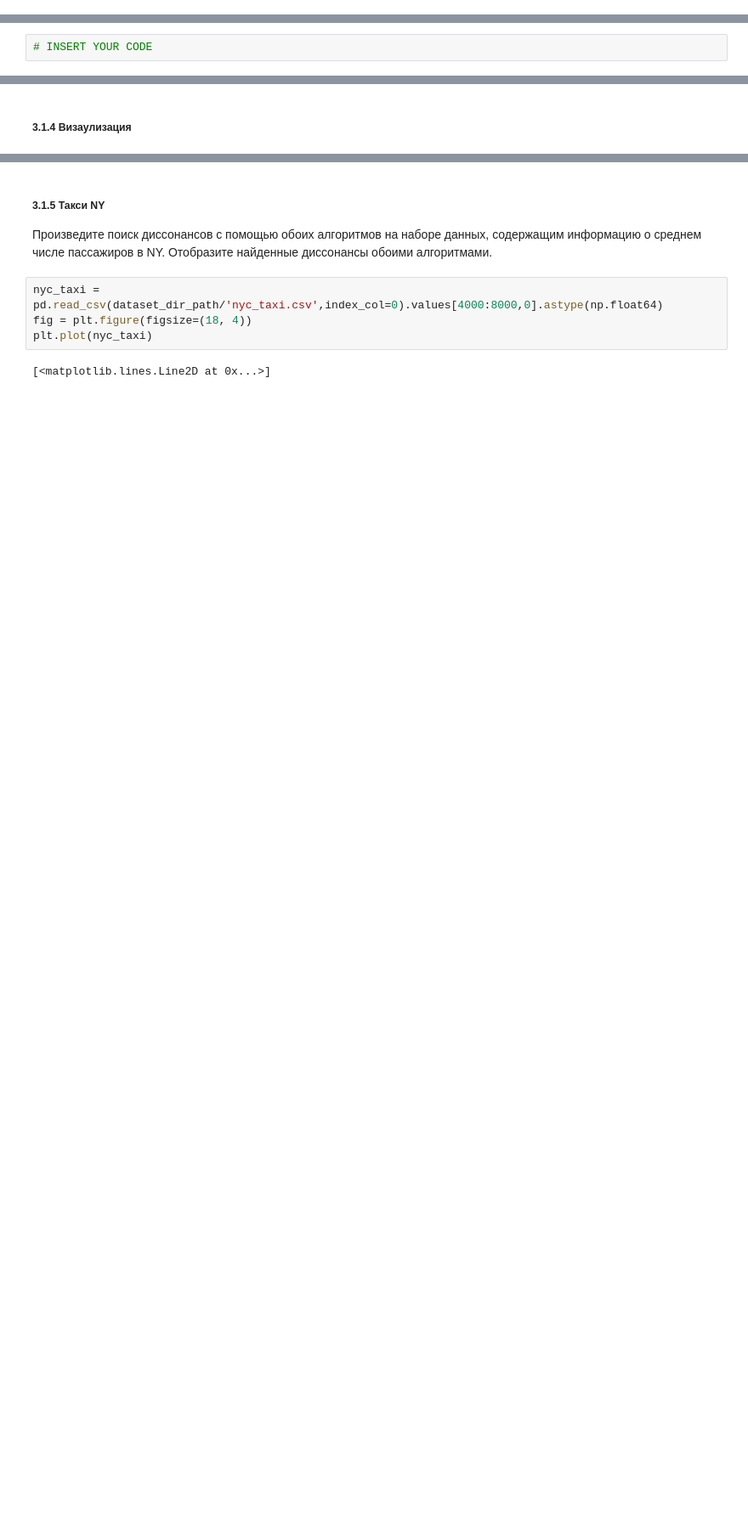
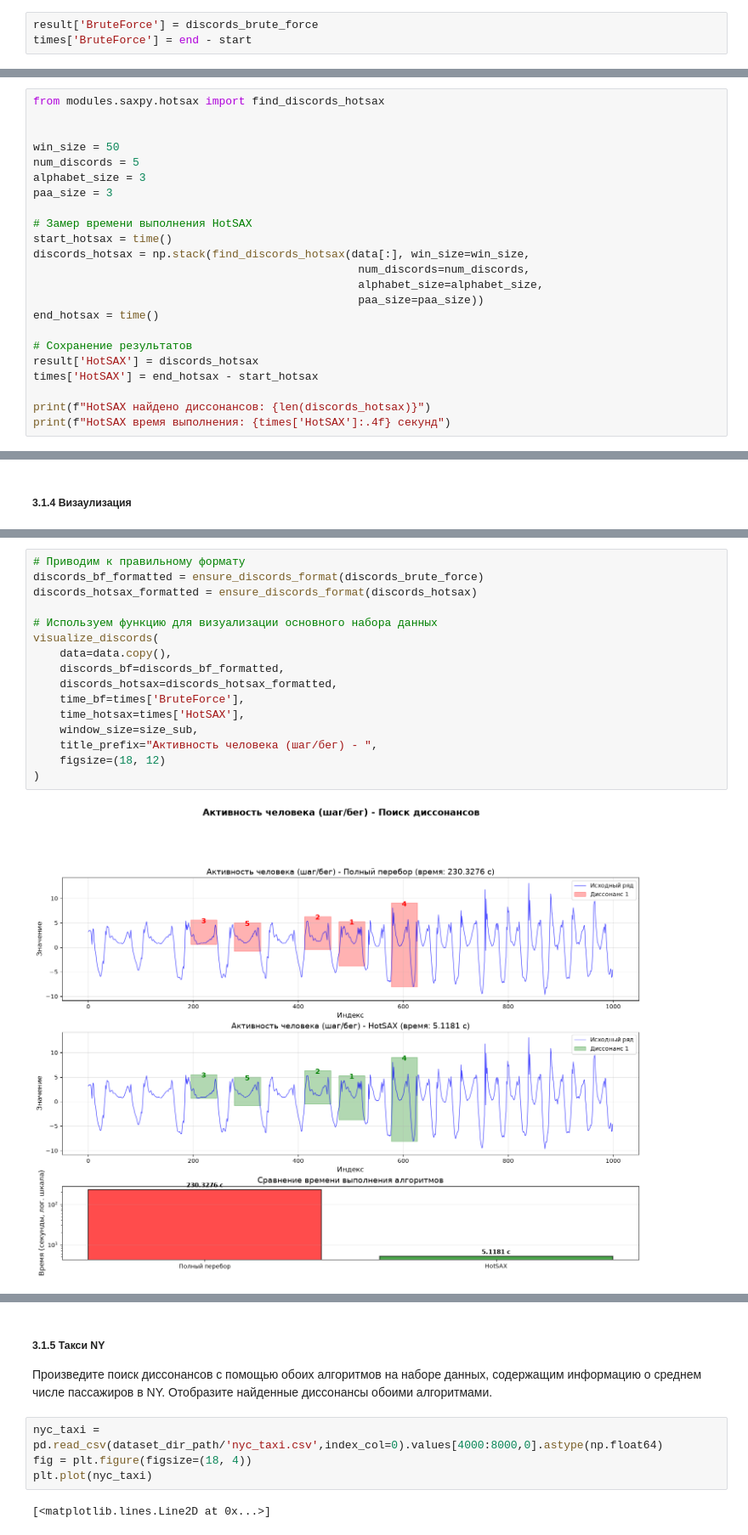
Before and after one commit to ke103rga/2026-Razuev-TimeSeriesCourse, a Jupyter notebook: practice/03 Discords/03 Discords.ipynb, the cells around one changed output, grey strips where cells are left out. Shown at 85% size. Cells and saved outputs as stored; diff of their text form; blank space fills up the shorter version.

```diff
--- a/practice/03 Discords/03 Discords.ipynb
+++ b/practice/03 Discords/03 Discords.ipynb
@@ -51,8 +51,32 @@ discords_brute_force= np.stack(find_discords_brute_force(data[:], 50, 5))
 end = time()
+# %%
+result['BruteForce'] = discords_brute_force
+times['BruteForce'] = end - start
 # %% [markdown]
 ##### 3.1.3 HotSAX
 # %% [markdown]
 Используя [реализацию](https://github.com/seninp/saxpy/blob/master/saxpy/hotsax.py) найдите топ 5 диссонансов ряда.
 Произведите замер времени работы.
 # %%
-# INSERT YOUR CODE
+from modules.saxpy.hotsax import find_discords_hotsax
+
+
+win_size = 50
+num_discords = 5
+alphabet_size = 3
+paa_size = 3
+
+# Замер времени выполнения HotSAX
+start_hotsax = time()
+discords_hotsax = np.stack(find_discords_hotsax(data[:], win_size=win_size,
+                                                 num_discords=num_discords,
+                                                 alphabet_size=alphabet_size,
+                                                 paa_size=paa_size))
+end_hotsax = time()
+
+# Сохранение результатов
+result['HotSAX'] = discords_hotsax
+times['HotSAX'] = end_hotsax - start_hotsax
+
+print(f"HotSAX найдено диссонансов: {len(discords_hotsax)}")
+print(f"HotSAX время выполнения: {times['HotSAX']:.4f} секунд")
@@ -74,0 +242,18 @@ from matplotlib.patches import Rectangle
+# %%
+# Приводим к правильному формату
+discords_bf_formatted = ensure_discords_format(discords_brute_force)
+discords_hotsax_formatted = ensure_discords_format(discords_hotsax)
+
+# Используем функцию для визуализации основного набора данных
+visualize_discords(
+    data=data.copy(),
+    discords_bf=discords_bf_formatted,
+    discords_hotsax=discords_hotsax_formatted,
+    time_bf=times['BruteForce'],
+    time_hotsax=times['HotSAX'],
+    window_size=size_sub,
+    title_prefix="Активность человека (шаг/бег) - ",
+    figsize=(18, 12)
+)
+# %% [output]
+[figure, added]
```
Also changed, not shown: parts of 30 cells of this notebook, 1 other file.
